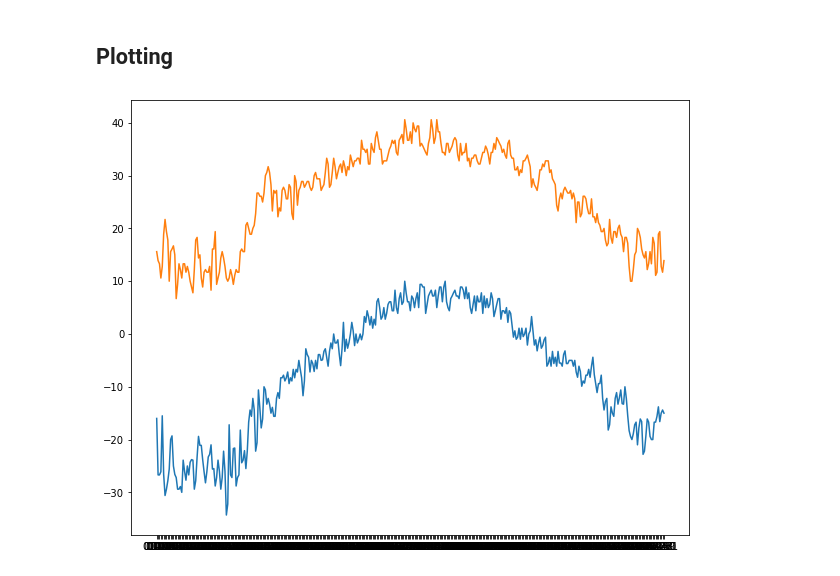
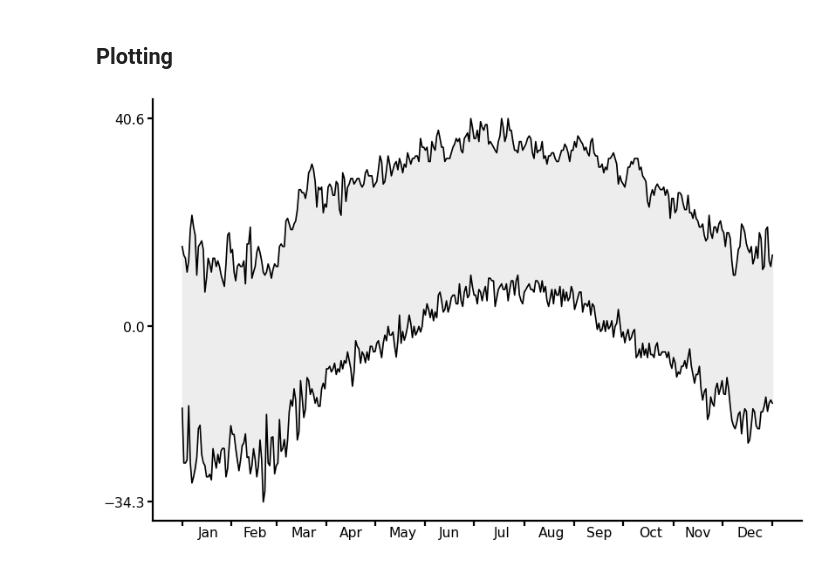
Before and after one commit to nicolaubruno/dataviz, a Jupyter notebook: Wheather Patterns/Plotting Weather Patterns.ipynb, the cells around one changed output. Cells and saved outputs as stored; diff of their text form; code cells hidden in the pictures.

Commit message:
Added partial visualization (Wheather Patterns)

```diff
--- a/Wheather Patterns/Plotting Weather Patterns.ipynb
+++ b/Wheather Patterns/Plotting Weather Patterns.ipynb
@@ -68,22 +69,58 @@ df_all_years = pd.merge(
     right_index = True
 )
 
-df_all_years.index = pd.to_datetime(df_all_years.index, format='%m-%d').strftime("%m-%d")
+df_all_years.index = pd.to_datetime(df_all_years.index, format='%m-%d')
 df_all_years.sort_index(inplace = True)
 
 # Group by 2015
 df_2015 = df.loc['2015']
-df_2015.index = df_2015.index.strftime('%m-%d')
+#df_2015.index = df_2015.index.strftime('%m-%d')
 # %% [markdown]
 ## Plotting
-# %%
-plt.figure(figsize = (10, 8))
-
-
-plt.plot(df_all_years['T_min'])
-plt.plot(df_all_years['T_max'])
-
-
-plt.show()
-# %% [output]
-[figure, removed]
+# %%
+# Figure
+plt.figure(figsize = (12, 8), dpi = 80)
+
+# Plot data
+plt.plot(df_all_years['T_min'], color = 'black')
+plt.plot(df_all_years['T_max'], color = 'black')
+plt.fill_between(
+    df_all_years.index,
+    df_all_years['T_min'].to_numpy(),
+    df_all_years['T_max'].to_numpy(),
+    color = '#ededed'
+)
+
+# Creating a twin axis
+ax1 = plt.gca()
+ax2 = ax1.twiny()
+
+# Xticks
+months = pd.date_range(start='01-01-1900', end='01-01-1901', freq='M').append(pd.to_datetime(['01-01-1900']))
+months_labels = months.month_name().str.slice(stop = 3)
+ax1.set_xticks(months, labels = ['']*13, size = 16, ha = 'right')
+
+months = pd.date_range(start='1-01-1900', end='1-01-1901', freq='SM')[::2]
+months = months[[1, 3, 5, 8, 10]].union(months[[0, 2, 4, 6, 7, 9, 11]] + pd.Timedelta(days=2))
+months_labels = months.month_name().str.slice(stop = 3)
+ax2.set_xlim(ax1.get_xlim())
+ax2.xaxis.tick_bottom()
+ax2.tick_params(length = 0, pad = 5, labelsize = 14)
+ax2.set_xticks(months, labels = months_labels, ha = 'center')
+
+# Yticks
+plt.yticks([df_all_years['T_min'].min(), 0, df_all_years['T_max'].max()])
+ax1.tick_params(axis = 'both', labelsize = 14, width = 2, length = 5)
+
+# Remove spines
+for spine in ['right', 'top']:
+    ax1.spines[spine].set_visible(False)
+    ax2.spines[spine].set_visible(False)
+
+ax2.spines['bottom'].set_linewidth(2)
+ax2.spines['left'].set_linewidth(2)
+
+# Show
+plt.show()
+# %% [output]
+[figure, added]
```
Also changed, not shown: parts of 1 cell of this notebook.
